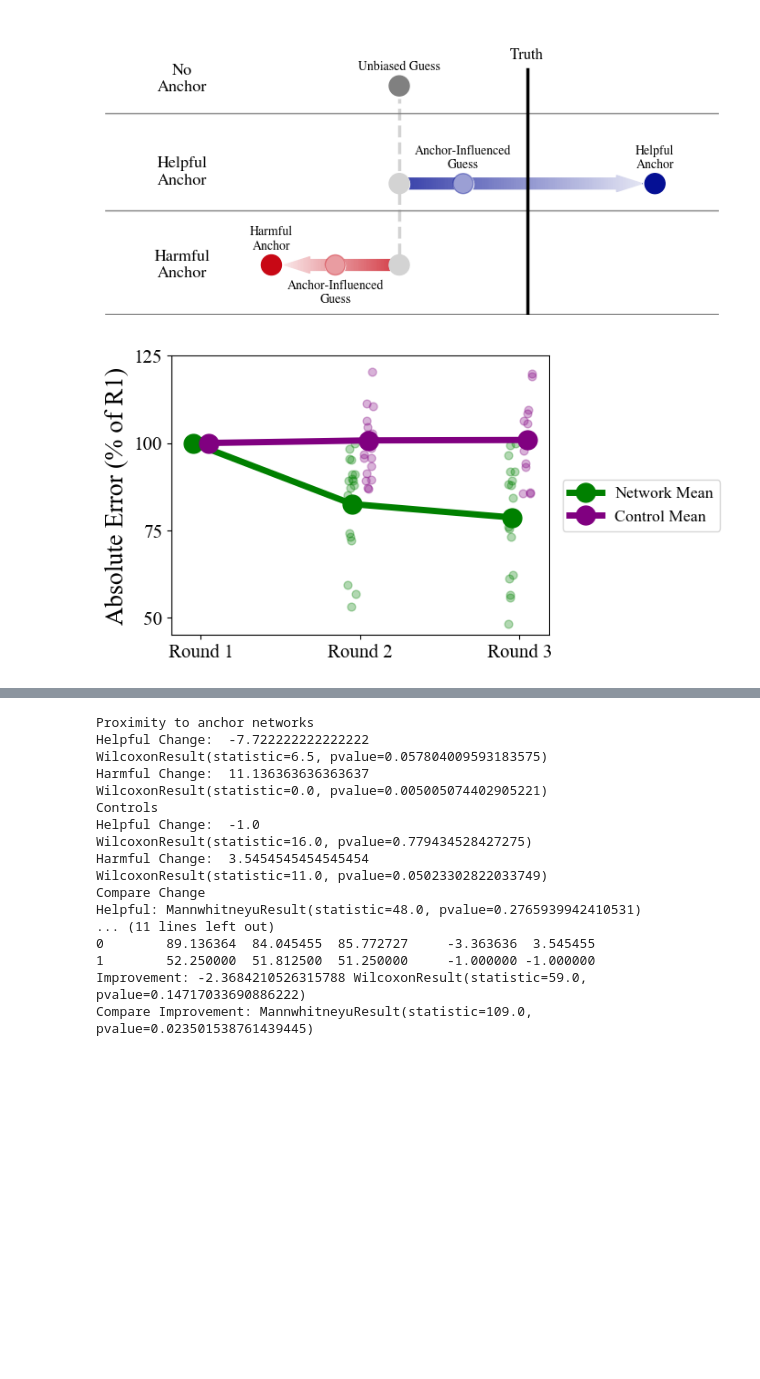
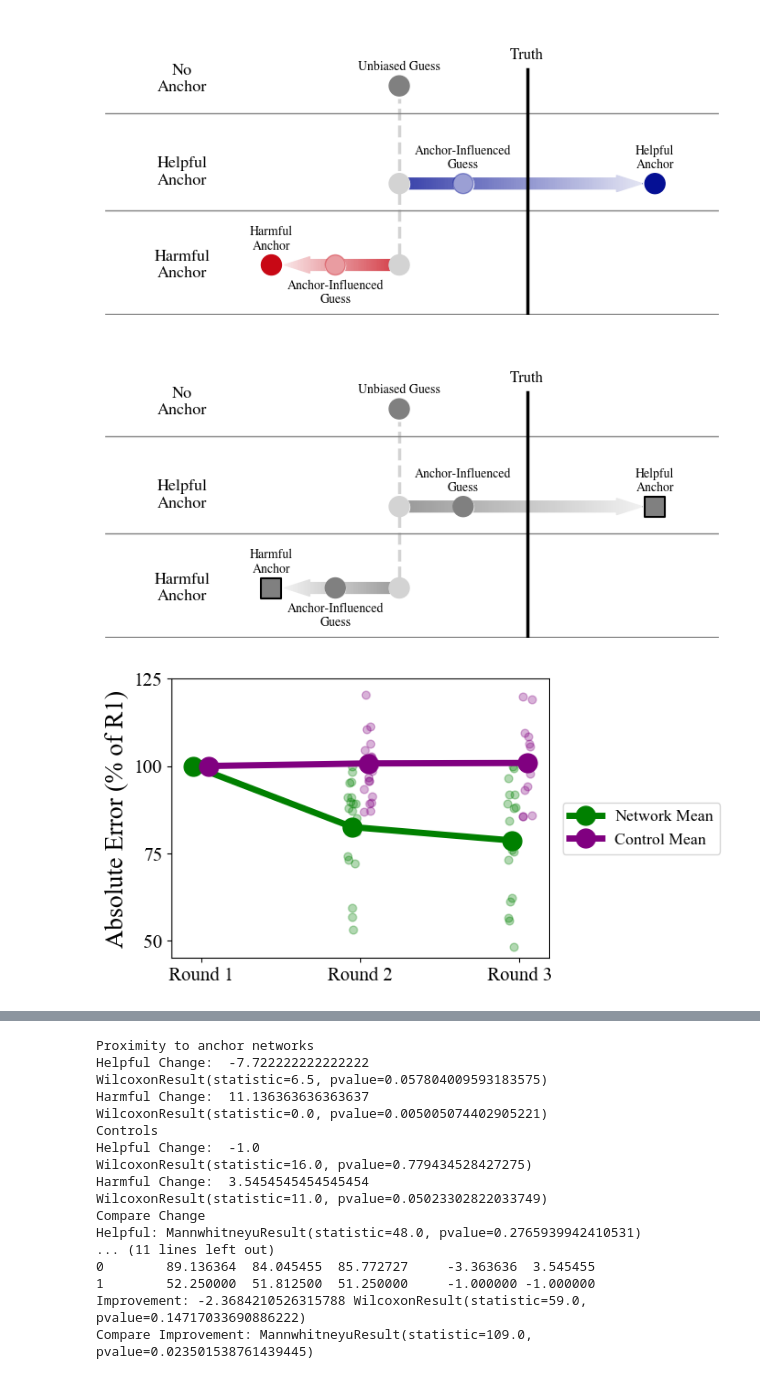
Before and after one commit to CalvinIsch/CI-Cognitive-Bias, a Jupyter notebook: Updated_Figures.ipynb, the cells around one changed output, grey strips where cells are left out. Saved outputs shown, nothing was run; the diff lists cells and outputs as text; code cells hidden in the pictures; blank space fills up the shorter version.

```diff
--- a/Updated_Figures.ipynb
+++ b/Updated_Figures.ipynb
@@ -84,6 +85,82 @@ plt.savefig('Figures/Figure-1_Types-of-Anchors.png', dpi=300)
 plt.show()
 # %% [output]
 [figure]
+# %%
+fig, ax = plt.subplots(figsize=(7, 3.45))
+
+colors = ['grey','lightgrey','grey', 'grey', 'lightgrey']
+values = [200, 200, 250, 150, 200]
+ys = [1.165, 1.075,1.075,1,1]
+alphas = [1, 1, 1, 1, 1]
+
+
+
+
+ax.axvline(x=200, ymin = 0.15, ymax=0.75, color='lightgray', linestyle='--', linewidth=2.5)
+
+# Gradient Arrows
+def create_gradient(x_1, x_2, y, n, direction):
+    delta_x = (x_2 - x_1) / n
+    for i in range(n):
+        if direction:
+            alpha_val = .2 + (i/n * .7)
+        else:
+            alpha_val = .9 - (i/n * .7)
+        ax.add_patch(mpatches.Rectangle((x_1+delta_x*i, y), delta_x, .05, fill=True, lw=0, color='w', alpha=alpha_val))
+arrow1 = mpatches.FancyArrow(200, 1.075, 190, 0, width=0.01, color='grey', edgecolor='lightgray', head_width=.015, head_length=20, length_includes_head = True)
+arrow2 = mpatches.FancyArrow(200,1, -90, 0, width=0.01, color='grey', edgecolor='lightgray', head_width=.015, head_length=20, length_includes_head = True)
+ax.add_patch(arrow1)
+ax.add_patch(arrow2)
+create_gradient(200, 390, 1.05, 100, True)
+create_gradient(110, 200, .975, 80, False)
+
+scatter = ax.scatter(values, ys, s=250, c='white', marker='o')
+scatter = ax.scatter(values, ys, s=250, c=colors, marker='o', alpha = alphas)
+
+anchor_cols = ['grey','grey']
+anchor_vals = [400, 100]
+anchor_ys = [1.075, 1]
+alphas = [1,1]
+scatter = ax.scatter(anchor_vals, anchor_ys, s=250, c=anchor_cols, marker='s', alpha = alphas, edgecolor='black', linewidth=1.5)
+
+labels = ["Unbiased Guess",
+        "Anchor-Influenced\nGuess",
+        "Helpful\nAnchor",
+        "Harmful\nAnchor",
+        "Anchor-Influenced\nGuess"]
+
+xs = [200, 250, 400, 100, 150]
+ys = [1.165, 1.075,1.075,1,1]
+for i, txt in enumerate(labels):
+    if i == 4:
+        m = -30
+    else:
+        m = 12 # use cambria font
+    ax.annotate(txt, (xs[i], ys[i]), textcoords="offset points", xytext=(0,m), ha='center', fontsize=10, fontname='times')
+
+ax.annotate("Truth", (300, 1.19), textcoords="offset points", xytext=(0,0), ha='center', fontsize=12, weight='bold', fontname='times')
+ax.annotate("No\nAnchor", (30, 1.16), textcoords="offset points", xytext=(0,0), ha='center', fontsize=13, weight='bold', fontname='times')
+ax.annotate("Helpful\nAnchor", (30, 1.08), textcoords="offset points", xytext=(0,-5), ha='center', fontsize=13, weight='bold', fontname='times')
+ax.annotate("Harmful\nAnchor", (30, 1), textcoords="offset points", xytext=(0,-10), ha='center', fontsize=13, weight='bold', fontname='times')
+
+
+ax.axhline(y=1.14, color='gray', linestyle='-', linewidth=1)
+ax.axhline(y=1.05, color='gray', linestyle='-', linewidth=1)
+ax.axhline(y=0.955, color='gray', linestyle='-', linewidth=1)
+
+
+ax.set_ylim(0.954, 1.22)
+ax.axvline(x=300, ymin = 0, ymax=0.85, color='k', linestyle='-', linewidth=2.5)
+ax.set_xlim(-30, 450)
+ax.set_xticks([])
+ax.get_yaxis().set_visible(False)
+for spine in ax.spines.values():
+    spine.set_visible(False)
+plt.tight_layout()
+plt.savefig('Figures/Figure-1_Types-of-Anchors-BW.png', dpi=300)
+plt.show()
+# %% [output]
+[figure, added]
 # %%
 # Read in data and create composite variables
 df = pd.read_csv('ci_cb_2023-06-26.csv')
@@ -162,7 +239,7 @@ plt.subplots_adjust(right=0.72)
 plt.savefig('Figures/Figure-3_Change-Error.png', dpi=300)
 plt.show()
 # %% [output]
-[figure, old version]
+[figure, new version]
 # %%
 # Create a similar figure, except make it a single plot and insteaad of bars, plot points and 95% confidence intervals. Do this vertically
 # Individual distance to the anchor
```
Also changed, not shown: parts of 6 cells of this notebook.
